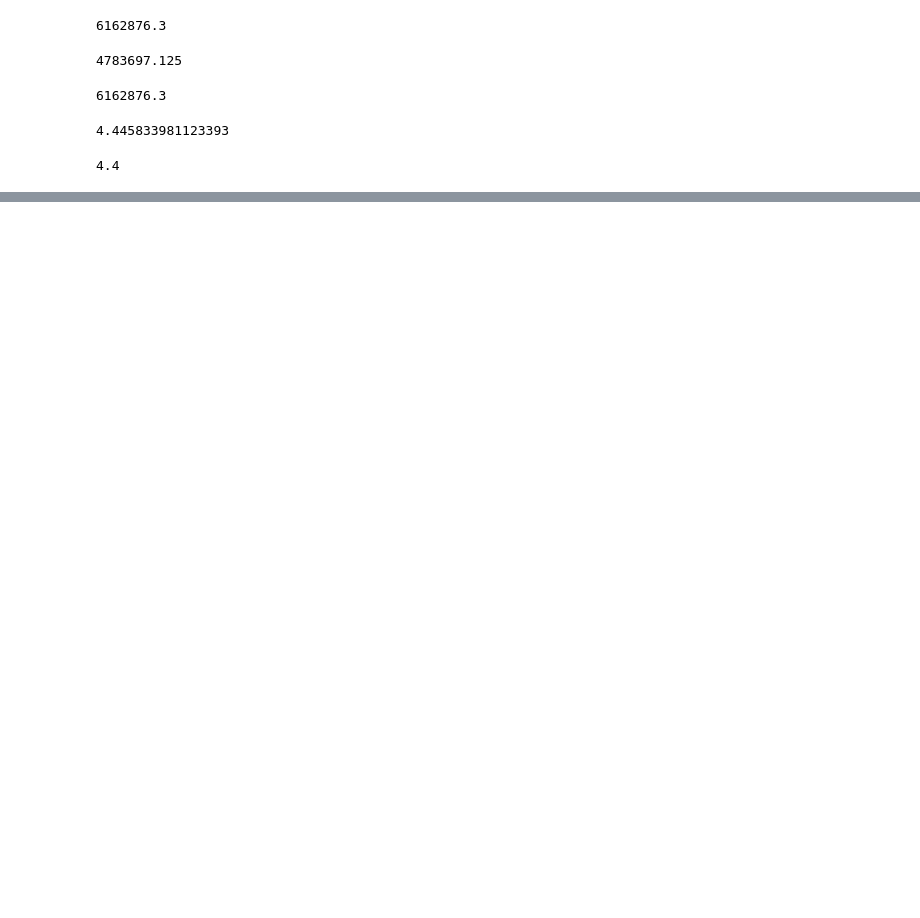
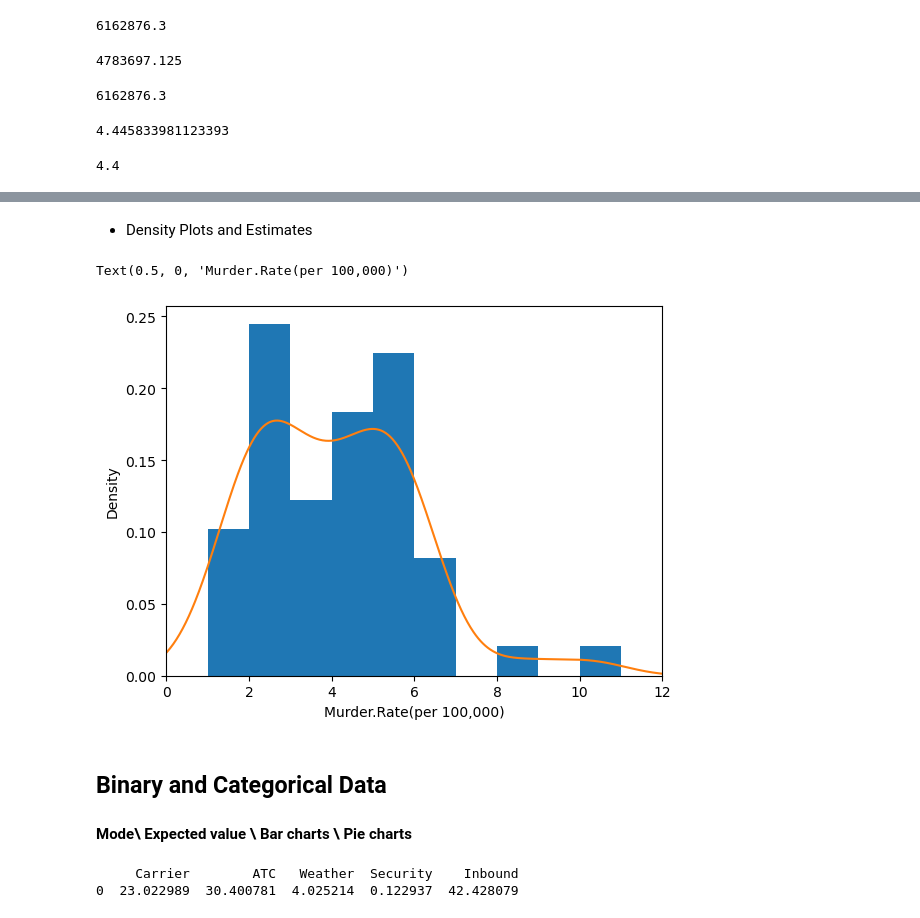
Before and after one commit to chuyunzi12/sattistics-for-data-science, a Jupyter notebook: Chapter_1.ipynb, the cells around one changed output, grey strips where cells are left out. Drawn from its saved outputs; the diff is of its cells as text; code cells hidden in the pictures; blank space fills up the shorter version.

```diff
--- a/Chapter_1.ipynb
+++ b/Chapter_1.ipynb
@@ -44,0 +109,19 @@ wquantiles.median(state['Murder.Rate'],weights = state['Population'])
+# %% [markdown]
+- Density Plots and Estimates
+# %%
+ax = state['Murder.Rate'].plot.hist(density = True, xlim=[0,12], bins=range(1,12))
+state['Murder.Rate'].plot.density(ax=ax)
+ax.set_xlabel('Murder.Rate(per 100,000)')
+# %% [output]
+Text(0.5, 0, 'Murder.Rate(per 100,000)')
+[figure, added]
+# %% [markdown]
+## Binary and Categorical Data
+#### Mode\ Expected value \ Bar charts \ Pie charts
+# %%
+# Table 1-6
+dfw = pd.read_csv('Data/dfw_airline.csv')
+print(100 * dfw / dfw.values.sum())
+# %% [output]
+     Carrier        ATC   Weather  Security    Inbound
+0  23.022989  30.400781  4.025214  0.122937  42.428079
```
Also changed, not shown: parts of 34 cells of this notebook.
